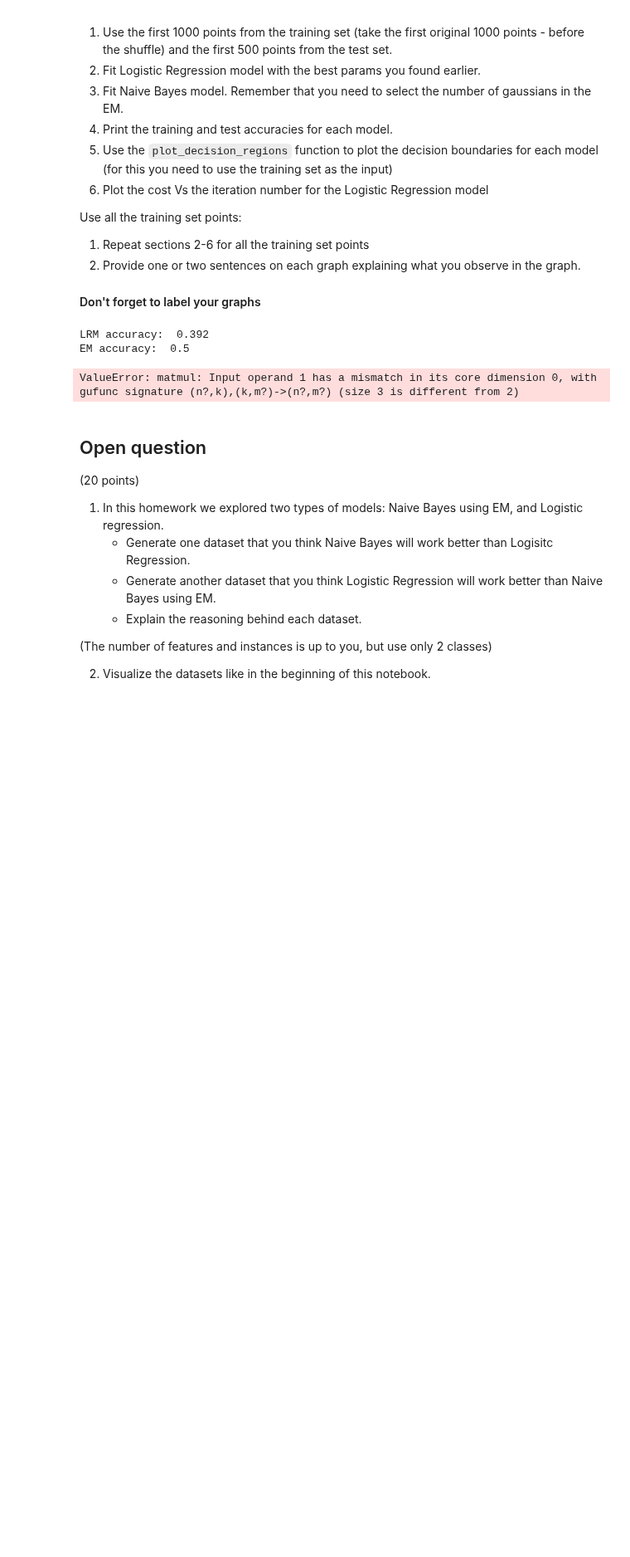
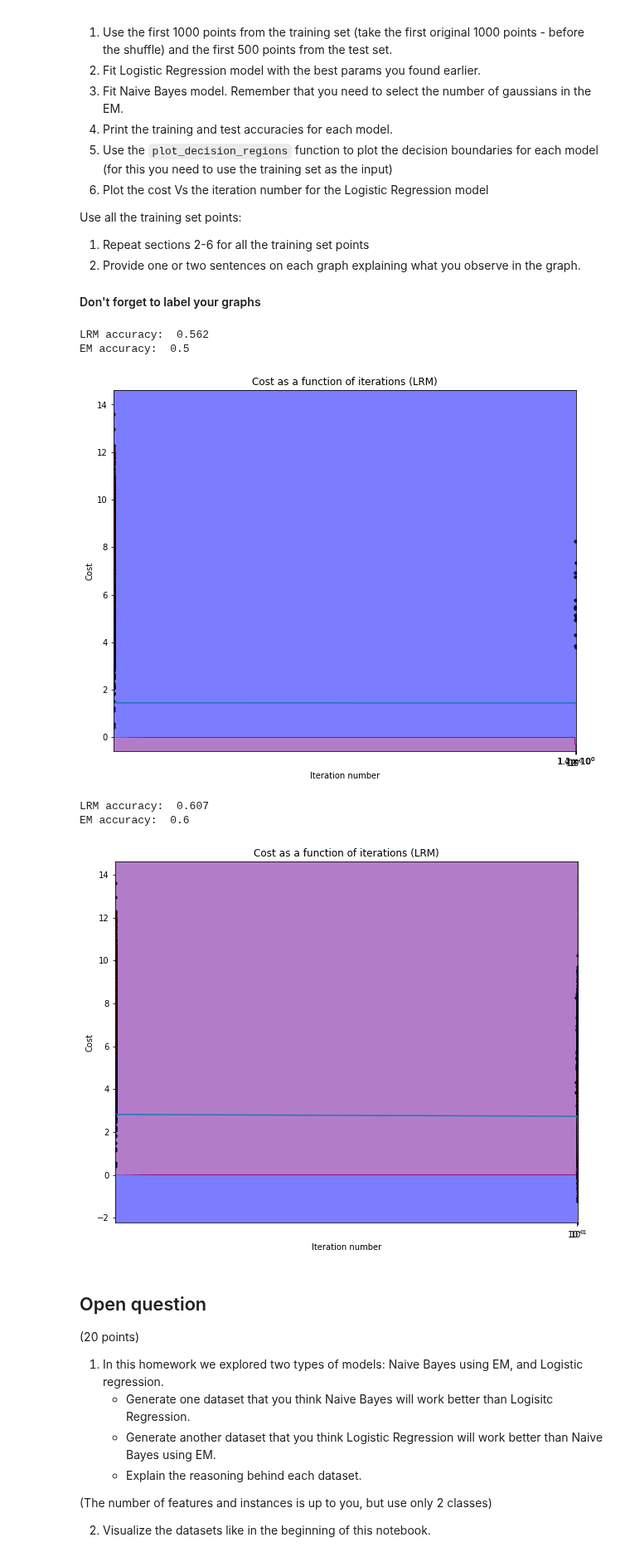
Before and after one commit to danspts/ml-hw, a Jupyter notebook: hw4/hw4_227367455_323081950.ipynb, the cells around one changed output. Shown at 83% size. Cells and saved outputs as stored; diff of their text form; code cells hidden in the pictures; blank space fills up the shorter version.

Commit message:
fixed error but now new problems

```diff
--- a/hw4/hw4_227367455_323081950.ipynb
+++ b/hw4/hw4_227367455_323081950.ipynb
@@ -185,23 +185,9 @@ Your class should contain the following functions:
 Your model should also store a list of the costs that you've calculated in each iteration
 # %%
 def compute_accuracy(X_test, y_test, logistic_regression_classifier):
-    X_test = bias_trick(X_test)
     predictions = [logistic_regression_classifier.predict(x) for x in X_test]
     return (predictions == y_test).mean()
 # %%
-def bias_trick(data):
-    """
-    Bias trick a data st by adding a column of ones as the zeroeth column
-
-    Input:
-    - data: Data model as an np array.
-
-    Returns:
-    - data whose 0th column is all 1's. The shape of the return type is (data.shape[0], data.shape[1] + 1)
-    """
-    return np.c_[np.ones(data.shape[0], dtype=data.dtype), data]
-
-
 class LogisticRegressionGD(object):
     """
     Logistic Regression Classifier using gradient descent.
@@ -255,7 +241,6 @@ class LogisticRegressionGD(object):
         y : array-like, shape = [n_examples]
           Target values.
         """
-        X = bias_trick(X)
         np.random.seed(self.random_state)
 
         if self._theta is None:
@@ -421,7 +406,7 @@ class EM(object):
         self.random_state = random_state
 
     def compute_cost(self, data):
-        return np.sum([np.log(self.get_instance_likelihood(x_i)) for x_i in data])
+        return np.sum(np.log([self.get_instance_likelihood(x_i) for x_i in data]))
 
     # initial guesses for parameters
     def init_params(self, data):
@@ -437,15 +422,17 @@ class EM(object):
         """
         E step - calculating responsibilities
         """
-        probabilities = lambda x : [self.weights[i] * instance_probability(x, self.means[i], self.stds[i]) for i in range(self.k)]
-        self.probabilities = [probabilities(x_i) for x_i in data]
-        self.responsibilities = [x / np.sum(x) for x in self.probabilities]
+        probabilities = lambda x : self.weights * [instance_probability(x, self.means[i], self.stds[i]) for i in range(self.k)]
+        self.probabilities = np.array([probabilities(x_i) for x_i in data])
+        sums = np.sum(self.probabilities, axis=1)
+        self.responsibilities = np.array([self.probabilities[i] / sums[i] for i in range(len(self.probabilities))])
 
     def maximization(self, data):
         coeff = 1 / data.shape[0]
         self.weights = np.multiply(coeff, [np.sum(self.responsibilities[i][j] for i in range(data.shape[0])) for j in range(self.k)])
-        self.means = np.multiply(coeff, [np.sum(self.responsibilities[i][j] * data[i] for i in range(data.shape[0])) / self.weights[j] for j in range(self.k)])
-        self.stds = np.multiply(coeff, np.sqrt([np.sum(self.responsibilities[i][j] * np.square(data[i] - self.means[j]) for i in range(data.shape[0])) / self.weights[j] for j in range(self.k)]))
+        weight_coeff = coeff / self.weights
+        self.means = np.multiply(weight_coeff, [np.sum(self.responsibilities[i,j] * data[i] for i in range(self.k)) for j in range(self.k)])
+        self.stds = np.multiply(weight_coeff, np.sqrt([np.sum(self.responsibilities[i][j] * np.square(data[i] - self.means[j]) for i in range(data.shape[0])) for j in range(self.k)]))
 
     def fit(self, data, init = True):
         """
@@ -507,8 +494,6 @@ class NaiveBayesGaussian(object):
         self.k = k
 
     def fit(self, X, y):
-        X = bias_trick(X)
-
         self.classes = np.unique(y)
         self.ems = {label: EM(k=self.k) for label in self.classes}
         self.label_datasets = {label: X[y == label,:] for label in self.classes}
@@ -545,27 +530,30 @@ Use all the training set points:
 # %%
 #### Your code here ####
 def evaluate_model(X_training, y_training, X_test, y_test):
     lrm = LogisticRegressionGD(eta=best_parameter[1], eps=best_parameter[0])
     em = NaiveBayesGaussian(k=2)
     lrm.fit(X_training, y_training)
     print("LRM accuracy: ", compute_accuracy(X_test, y_test, lrm))
     em.fit(X_training, y_training)
     print("EM accuracy: ", compute_accuracy(X_test, y_test, em))
     plot_decision_regions(X_training, y_training, lrm)
     plot_decision_regions(X_training, y_training, em)
-    plt.plot(np.arange(lrm.num_iter), lrm.J_history)
+    plt.plot(np.arange(len(lrm.J_history)), lrm.J_history)
     plt.xscale('log')
     plt.xlabel('Iteration number')
     plt.ylabel('Cost')
     plt.title('Cost as a function of iterations (LRM)')
     plt.show()
 
 evaluate_model(X_training[:1000], y_training[:1000], X_test[:500,:], y_test[:500])
-#evaluate_model(X_training, y_training, X_test, y_test)
+evaluate_model(X_training, y_training, X_test, y_test)
 # %% [output]
-LRM accuracy:  0.392
+LRM accuracy:  0.562
 EM accuracy:  0.5
+[figure, added]
-ValueError: matmul: Input operand 1 has a mismatch in its core dimension 0, with gufunc signature (n?,k),(k,m?)->(n?,m?) (size 3 is different from 2)
+LRM accuracy:  0.607
+EM accuracy:  0.6
+[figure, added]
 # %% [markdown]
 ## Open question
 
```
Also changed, not shown: parts of 3 cells of this notebook.
